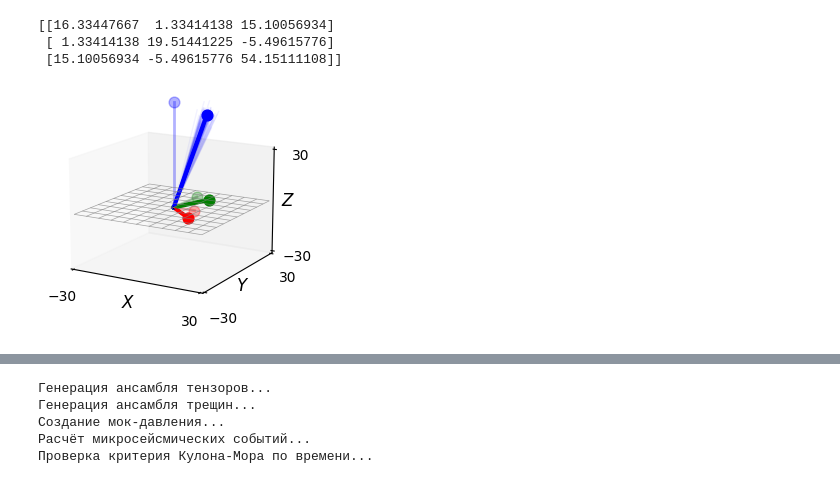
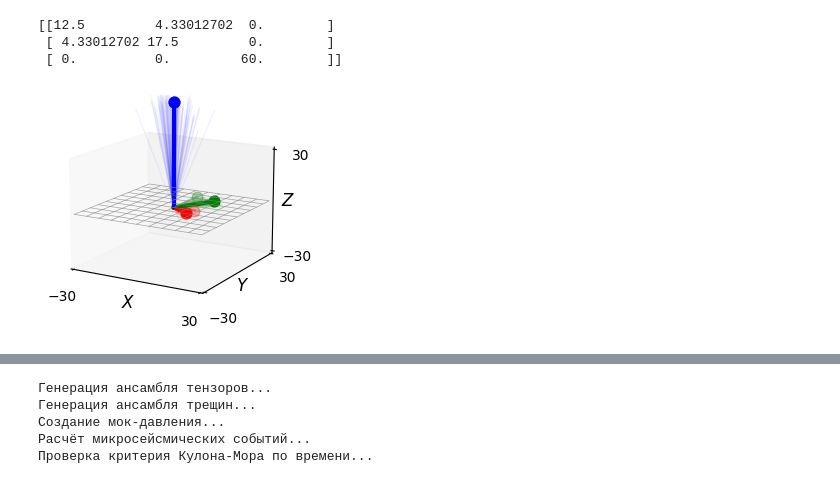
Before and after one commit to mexalon/mm2, a Jupyter notebook: pore_press_to_events.ipynb, the cells around one changed output, grey strips where cells are left out. Cells and saved outputs as stored; diff of their text form; code cells hidden in the pictures.

```diff
--- a/pore_press_to_events.ipynb
+++ b/pore_press_to_events.ipynb
@@ -879,22 +15,33 @@ def label_cardinal_directions(ax, r=1.08, fontsize=12):
 # %%
-tensor = StressTensor([10, 20, 60], trend=-20, plunge=20, rake=0)
+from methods.stress_classes import StressTensor, RandomStressTensor
+from methods.stress_plotting import plot_stress_tensor_with_rotated_ensemble
+
+
+# Создание ансамбля случайных тензоров
+# Просто ансамбль с нормальнымираспределениями всех величин
+tensor = RandomStressTensor([10, 20, 60], trend=30, plunge=0, rake=0)
 ensemble_tensors, stresses, trends, plunges, rakes = tensor.generate_ensemble(
-    n=200,
+    N=200,
     stress_std_frac=0.05,
-    angle_std_deg=2,
+    angle_std_deg=10,
 )
 
-print(tensor)
+print(tensor) # материнский тензор
+
+# отрисовка ансамбля тензоров
 plot_stress_tensor_with_rotated_ensemble(
     tensor,
     ensemble_stresses=stresses,
     ensemble_trends=trends,
     ensemble_plunges=plunges,
     ensemble_rakes=rakes,
     max_ensemble_to_plot=100
 )
+
+# после генерации параметры ансамбля доступны в виде атрибутов обьекта tensor:
+stresses = tensor.ensemble_principal_stresses # например значения главных компонент
 # %% [output]
-[[16.33447667  1.33414138 15.10056934]
- [ 1.33414138 19.51441225 -5.49615776]
- [15.10056934 -5.49615776 54.15111108]]
+[[12.5         4.33012702  0.        ]
+ [ 4.33012702 17.5         0.        ]
+ [ 0.          0.         60.        ]]
-[figure, old version]
+[figure, new version]
```
Also changed, not shown: parts of 15 cells of this notebook, 6 other files.
